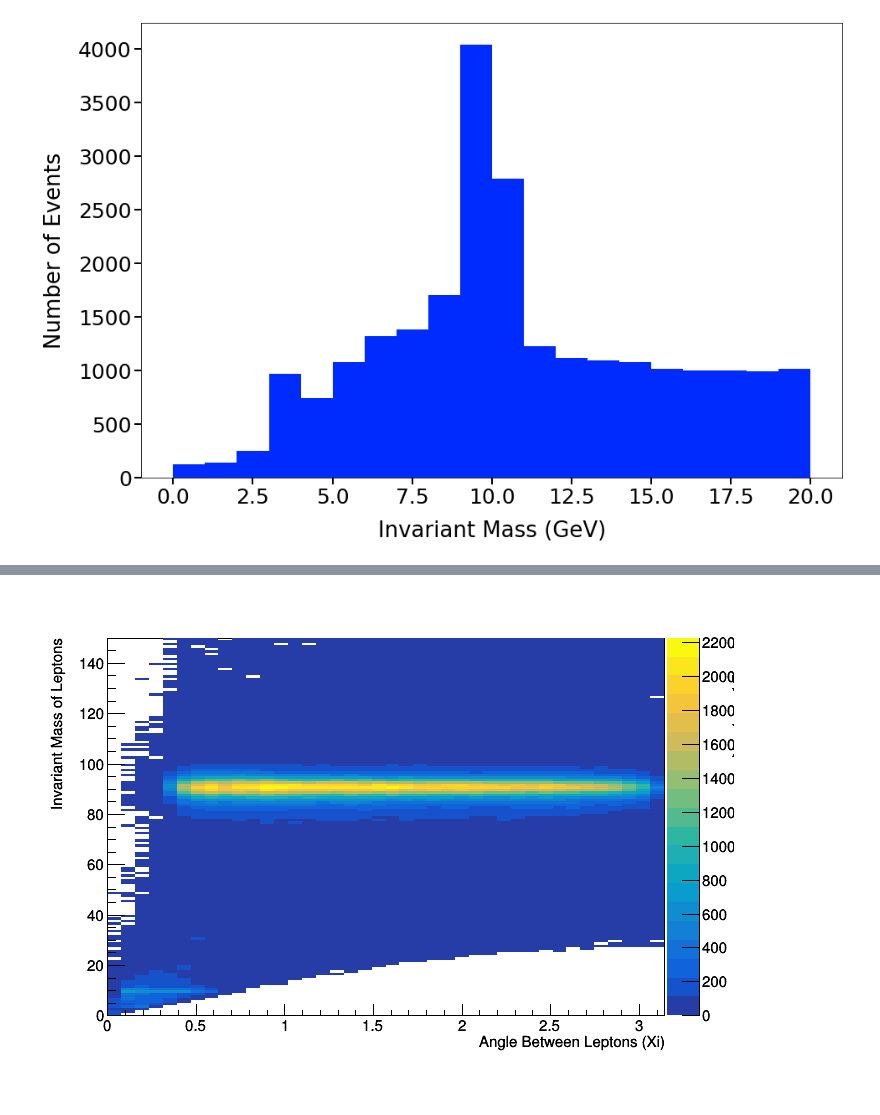
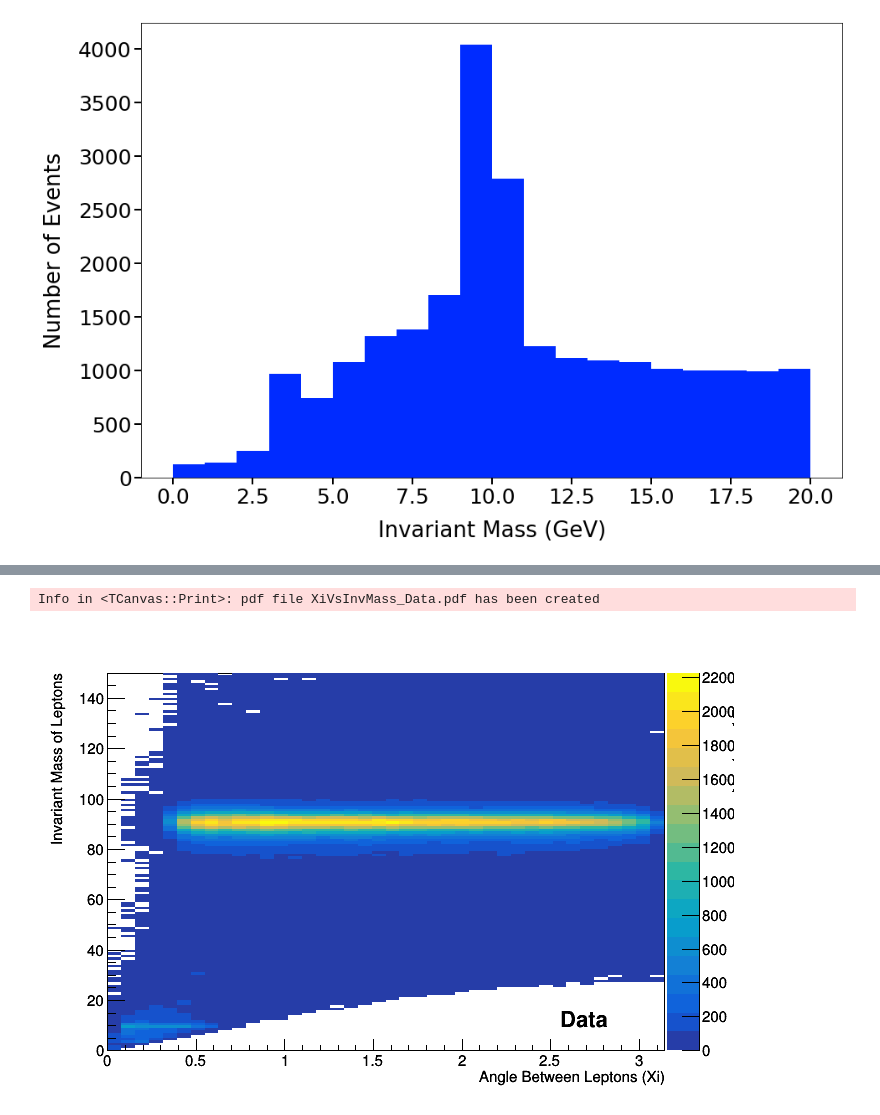
Before and after one commit to badeaa3/HarvardPhys145, a Jupyter notebook: python/Dilepton Invariant Mass Distribution.ipynb, the cells around one changed output, grey strips where cells are left out. Drawn from its saved outputs; the diff is of its cells as text; code cells hidden in the pictures.

Commit message:
Includes both MC and data

```diff
--- a/python/Dilepton Invariant Mass Distribution.ipynb
+++ b/python/Dilepton Invariant Mass Distribution.ipynb
@@ -86,10 +83,14 @@ Warning in <TROOT::Append>: Replacing existing TH1: Xi (Potential memory leak).
 # %%
 c = R.TCanvas("","")
 InvMassVsXi.Draw("colz")
 InvMassVsXi.GetXaxis().SetTitle("Angle Between Leptons (Xi)")
 InvMassVsXi.GetYaxis().SetTitle("Invariant Mass of Leptons")
 InvMassVsXi.GetZaxis().SetTitle("Number of Events")
 InvMassVsXi.SetStats(0)
+latex = R.TLatex()
+latex.DrawLatexNDC(.75,.15,"Data")
 c.Draw()
+c.SaveAs("XiVsInvMass_Data.pdf")
 # %% [output]
+Info in <TCanvas::Print>: pdf file XiVsInvMass_Data.pdf has been created
-[figure, old version]
+[figure, new version]
```
Also changed, not shown: parts of 12 cells of this notebook.
